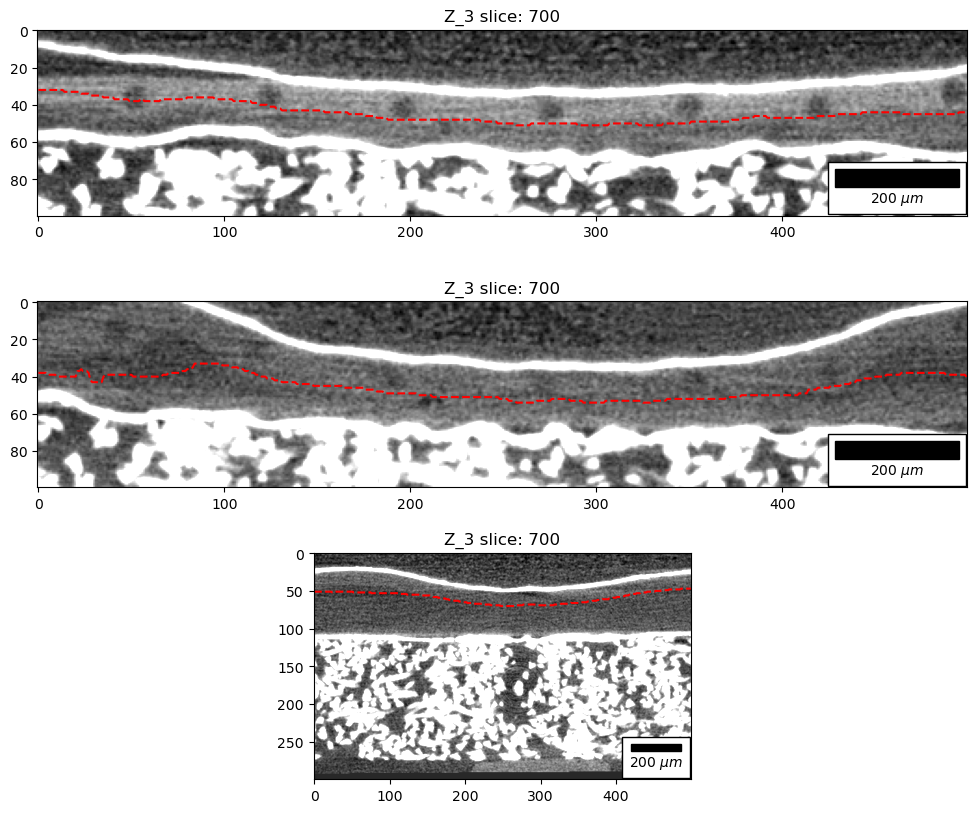
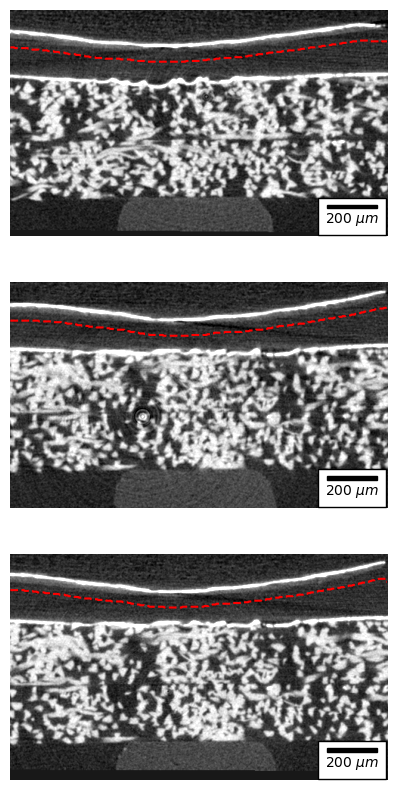
The notebook cell's code change between the first figure and the second:
--- before
+++ after
@@ -10,5 +10,5 @@
 
 for ax in axs:
-    # ax.axis('off')
+    ax.axis('off')
     scalebar = AnchoredSizeBar(ax.transData,
                        200/3, '200 $\mu m$', 'lower right', 
@@ -16,5 +16,9 @@
                        color='black',
                        frameon=True,
-                       size_vertical=10)
+                       size_vertical=5)
     ax.add_artist(scalebar)
-    ax.set_title(sample+' slice: '+str(sl))
+    # ax.set_title(sample+' slice: '+str(sl))
+
+path = os.path.join(toppath, 'Paper_membrane_cross', sample+'_postop_2_cross_slide_'+str(sl)+'.png')
+extent = axs[2].get_window_extent().transformed(fig.dpi_scale_trans.inverted())
+fig.savefig(path, bbox_inches=extent)

Commit: archiving stat